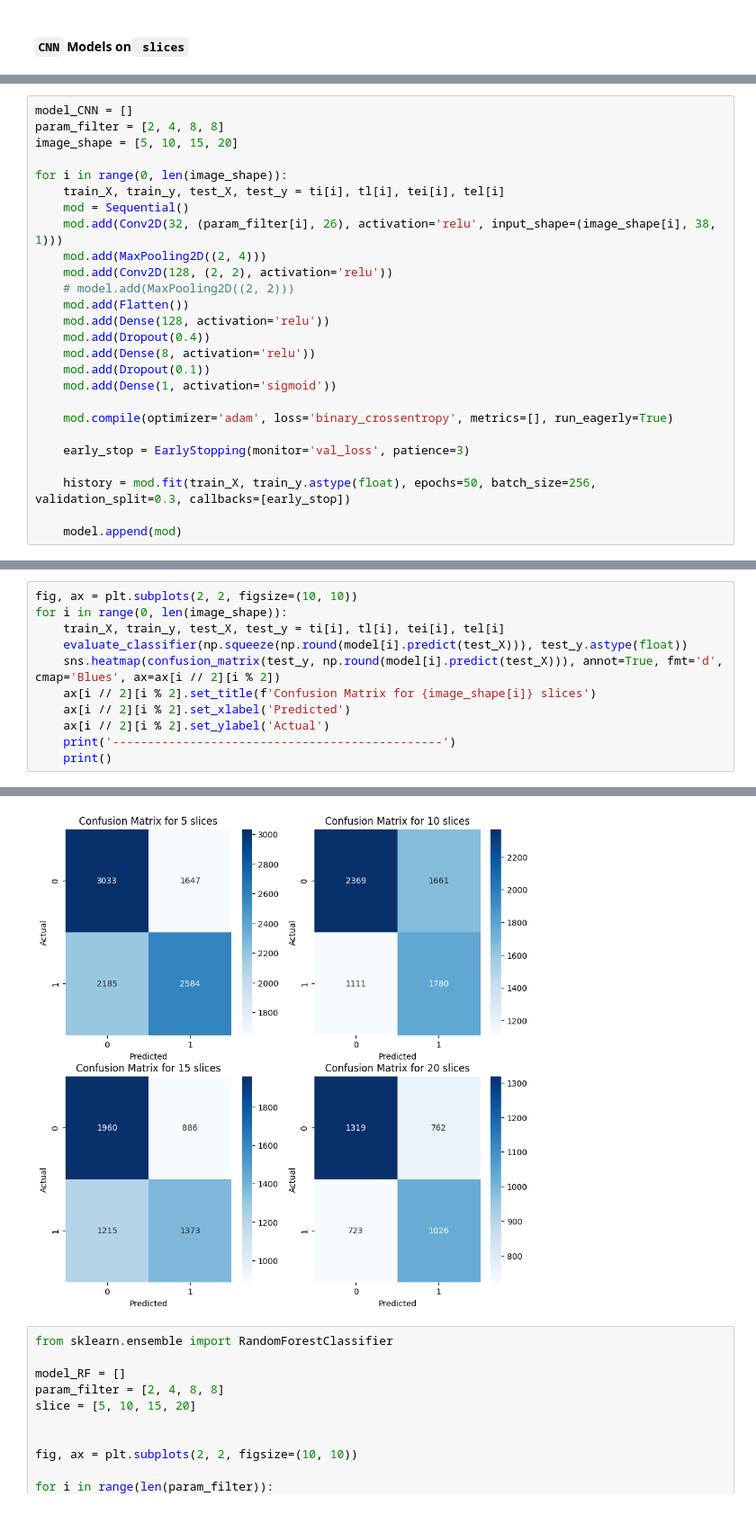
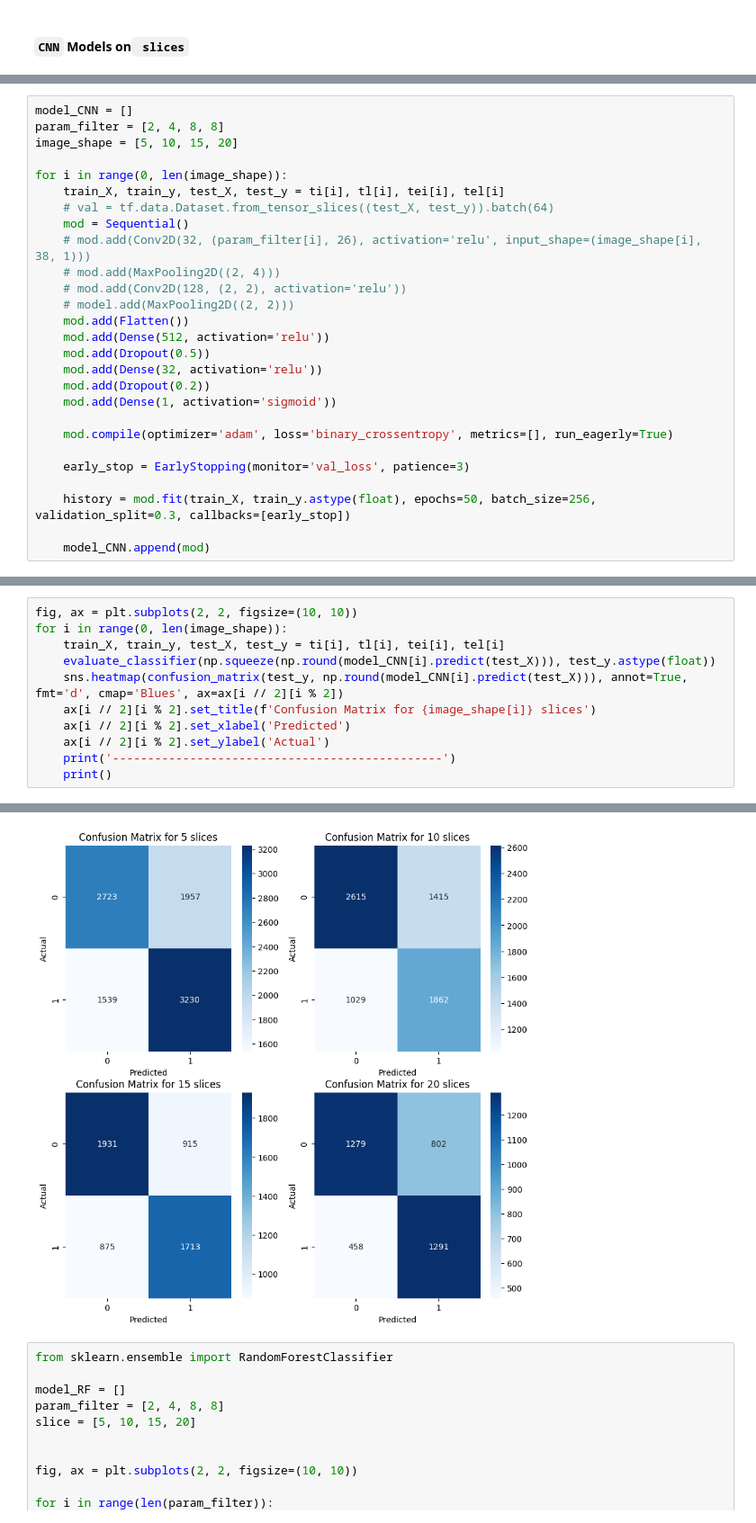
Before and after one commit to AnujxYadav/Pokemon-Classifier-ML-Project, a Jupyter notebook: EDA_on_dataset.ipynb, the cells around one changed output, grey strips where cells are left out. Shown at 90% size. Saved outputs shown, nothing was run; the diff lists cells and outputs as text.

Commit message:
NN tuned on Images

```diff
--- a/EDA_on_dataset.ipynb
+++ b/EDA_on_dataset.ipynb
@@ -692,16 +694,17 @@ image_shape = [5, 10, 15, 20]
 
 for i in range(0, len(image_shape)):
     train_X, train_y, test_X, test_y = ti[i], tl[i], tei[i], tel[i]
+    # val = tf.data.Dataset.from_tensor_slices((test_X, test_y)).batch(64)
     mod = Sequential()
-    mod.add(Conv2D(32, (param_filter[i], 26), activation='relu', input_shape=(image_shape[i], 38, 1)))
-    mod.add(MaxPooling2D((2, 4)))
-    mod.add(Conv2D(128, (2, 2), activation='relu'))
+    # mod.add(Conv2D(32, (param_filter[i], 26), activation='relu', input_shape=(image_shape[i], 38, 1)))
+    # mod.add(MaxPooling2D((2, 4)))
+    # mod.add(Conv2D(128, (2, 2), activation='relu'))
     # model.add(MaxPooling2D((2, 2)))
     mod.add(Flatten())
-    mod.add(Dense(128, activation='relu'))
-    mod.add(Dropout(0.4))
-    mod.add(Dense(8, activation='relu'))
-    mod.add(Dropout(0.1))
+    mod.add(Dense(512, activation='relu'))
+    mod.add(Dropout(0.5))
+    mod.add(Dense(32, activation='relu'))
+    mod.add(Dropout(0.2))
     mod.add(Dense(1, activation='sigmoid'))
 
     mod.compile(optimizer='adam', loss='binary_crossentropy', metrics=[], run_eagerly=True)
@@ -710,6 +713,6 @@ for i in range(0, len(image_shape)):
 
     history = mod.fit(train_X, train_y.astype(float), epochs=50, batch_size=256, validation_split=0.3, callbacks=[early_stop])
 
-    model.append(mod)
+    model_CNN.append(mod)
 # %% [output]
 Epoch 1/50
@@ -733,8 +736,8 @@ Epoch 17/50
 fig, ax = plt.subplots(2, 2, figsize=(10, 10))
 for i in range(0, len(image_shape)):
     train_X, train_y, test_X, test_y = ti[i], tl[i], tei[i], tel[i]
-    evaluate_classifier(np.squeeze(np.round(model[i].predict(test_X))), test_y.astype(float))
-    sns.heatmap(confusion_matrix(test_y, np.round(model[i].predict(test_X))), annot=True, fmt='d', cmap='Blues', ax=ax[i // 2][i % 2])
+    evaluate_classifier(np.squeeze(np.round(model_CNN[i].predict(test_X))), test_y.astype(float))
+    sns.heatmap(confusion_matrix(test_y, np.round(model_CNN[i].predict(test_X))), annot=True, fmt='d', cmap='Blues', ax=ax[i // 2][i % 2])
     ax[i // 2][i % 2].set_title(f'Confusion Matrix for {image_shape[i]} slices')
     ax[i // 2][i % 2].set_xlabel('Predicted')
     ax[i // 2][i % 2].set_ylabel('Actual')
@@ -760,5 +763,5 @@ f1 score: 0.5801526717557253
 -----------------------------------------------
-[figure, old version]
+[figure, new version]
 # %%
 from sklearn.ensemble import RandomForestClassifier
 
```
Also changed, not shown: parts of 5 cells of this notebook, 1 other file.
